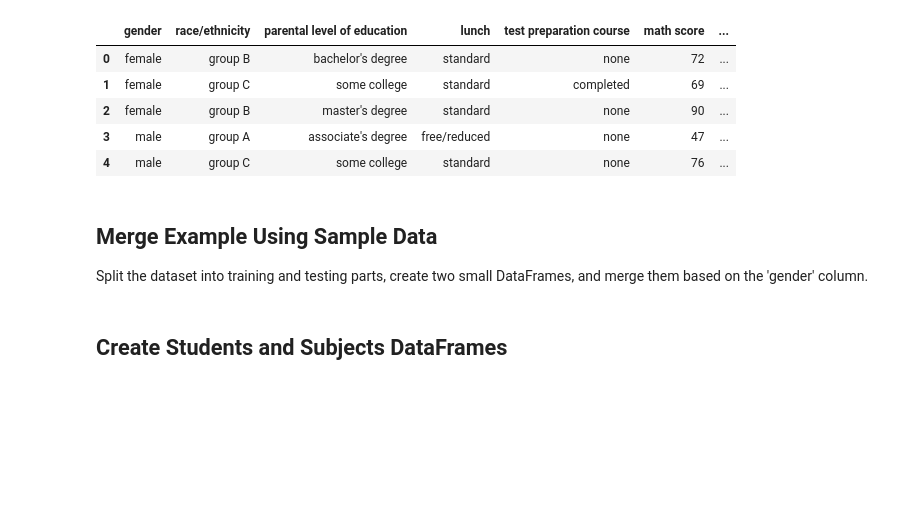
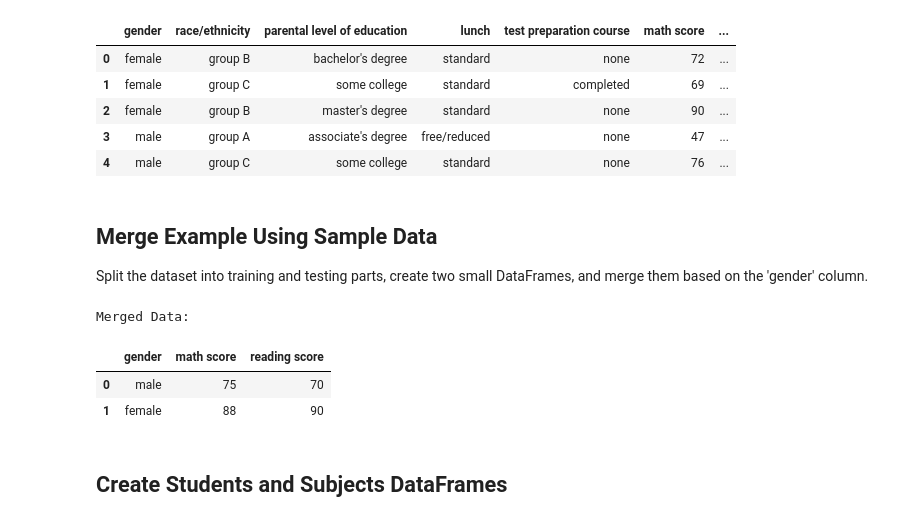
Before and after one commit to os7i/Data-Aggregation_Grouping, a Jupyter notebook: Data_Aggregation_&_Grouping.ipynb, the cells around one changed output. Saved outputs shown, nothing was run; the diff lists cells and outputs as text; code cells hidden in the pictures; blank space fills up the shorter version.

```diff
--- a/Data_Aggregation_&_Grouping.ipynb
+++ b/Data_Aggregation_&_Grouping.ipynb
@@ -39,15 +39,19 @@ memory usage: 62.6+ KB
 ##  Merge Example Using Sample Data
 Split the dataset into training and testing parts, create two small DataFrames, and merge them based on the 'gender' column.
 # %%
-train = df.sample(frac=0.8, random_state=42)
-test = df.drop(train.index)
+# Create two small DataFrames and merge them based on the 'gender' column
 
-df1 = pd.DataFrame({'gender': ['male', 'female'], 'math score': [75, 88]})
-df2 = pd.DataFrame({'gender': ['male', 'female'], 'reading score': [70, 90]})
+df1 = pd.DataFrame({"gender": ["male", "female"], "math score": [75, 88]})
+df2 = pd.DataFrame({"gender": ["male", "female"], "reading score": [70, 90]})
 
-df_merged = pd.merge(df1, df2, on='gender')
-print('Merged Data:')
-print(df_merged)
+df_merged = pd.merge(df1, df2, on="gender", how="inner")
+print("Merged Data:")
+df_merged
+# %% [output]
+Merged Data:
+|  | gender | math score | reading score |
+| 0 | male | 75 | 70 |
+| 1 | female | 88 | 90 |
 # %% [markdown]
 ##  Create Students and Subjects DataFrames
 # %%
```
Also changed, not shown: parts of 5 cells of this notebook.
